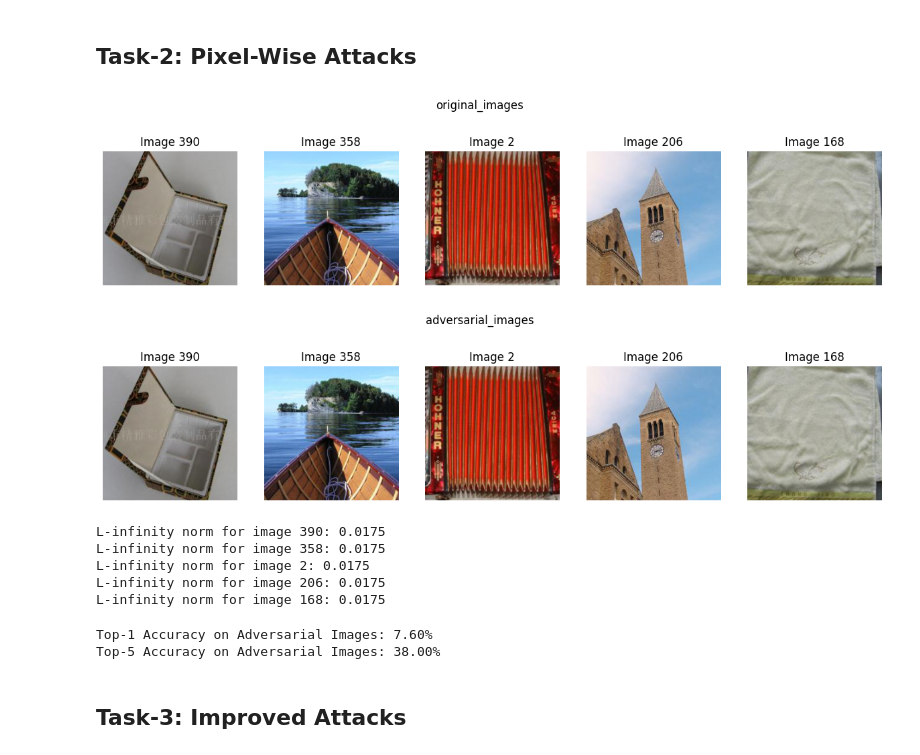
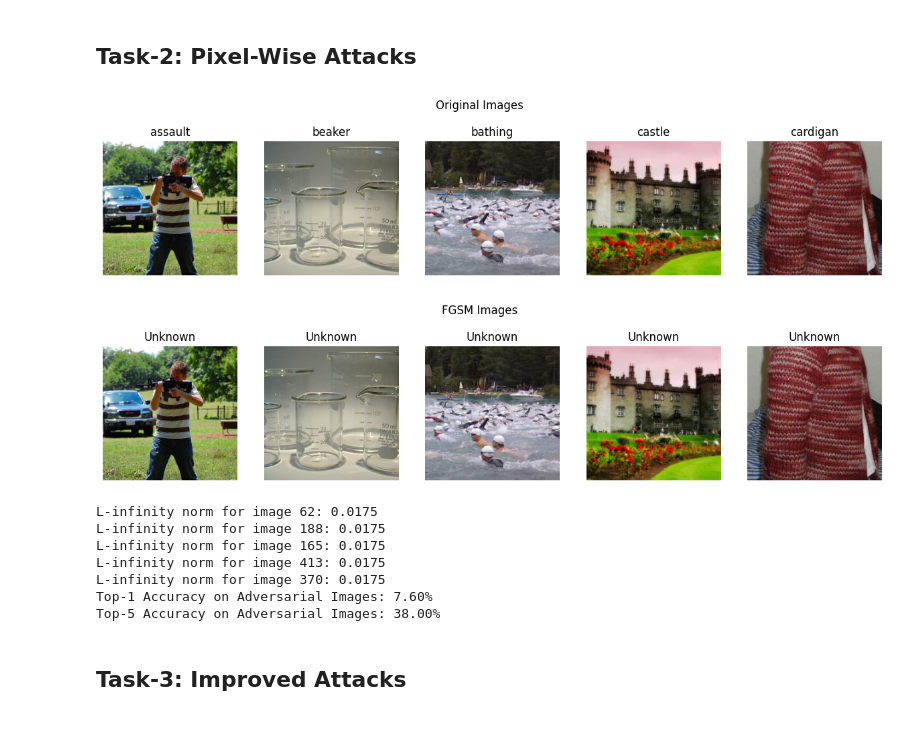
Before and after one commit to HarshaMupparaju/jail-breaking-deep-models, a Jupyter notebook: notebook.ipynb, the cells around one changed output. Drawn from its saved outputs; the diff is of its cells as text; code cells hidden in the pictures; blank space fills up the shorter version.

```diff
--- a/notebook.ipynb
+++ b/notebook.ipynb
@@ -105,7 +105,6 @@ for i in range(len(label_list)):
 def eval_model(model, dataloader, device):
     model.eval()
 
-    model.to(device)
     top1_correct = 0
     top5_correct = 0
 
@@ -140,0 +201,6 @@ Top-5 Accuracy on Oriignal Images: 94.00%
+# %%
+num_images = 5
+dataset_images_filepath = sorted_images(dataset_path, ".JPEG")
+random_indices = np.random.choice(len(dataset_images_filepath), num_images, replace=False)
+device = torch.device("cuda" if torch.cuda.is_available() else "cpu")
+pretrained_model = pretrained_model.to(device)
@@ -239,36 +270,28 @@ random_indices = np.random.choice(len(dataset_images_filepath), num_images, repl
 # %%
 # Visualize original images
-visualize_images(dataset_images_filepath,'original_images', random_indices)
+visualize_images(dataset_images_filepath,'Original Images', random_indices, pretrained_model, label_mapping)
 
 # Visualize adversarial images
-visualize_images(fsgm_images_filepath, 'adversarial_images', random_indices)
+visualize_images(fsgm_images_filepath, 'FGSM Images', random_indices, pretrained_model, label_mapping)
 
 
 # Check L-infinity norm for random images
-check_l_inf_norm(original_image_paths, adversarial_image_paths, random_indices)
+check_l_inf_norm(dataset_images_filepath, fsgm_images_filepath, random_indices)
+
+top1_accuracy_fgsm, top5_accuracy_fgsm = get_top1_top5_accuracy(pretrained_model, fgsm_image_path, plain_transforms, device)
+
+print(f"Top-1 Accuracy on Adversarial Images: {top1_accuracy_fgsm * 100:.2f}%")
+print(f"Top-5 Accuracy on Adversarial Images: {top5_accuracy_fgsm * 100:.2f}%")
 # %% [output]
-[figure, old version]
+[figure, new version]
-[figure, old version]
+[figure, new version]
-L-infinity norm for image 390: 0.0175
-L-infinity norm for image 358: 0.0175
-L-infinity norm for image 2: 0.0175
-L-infinity norm for image 206: 0.0175
-L-infinity norm for image 168: 0.0175
+L-infinity norm for image 62: 0.0175
+L-infinity norm for image 188: 0.0175
+L-infinity norm for image 165: 0.0175
+L-infinity norm for image 413: 0.0175
+L-infinity norm for image 370: 0.0175
+Top-1 Accuracy on Adversarial Images: 7.60%
+Top-5 Accuracy on Adversarial Images: 38.00%
-# %%
-def get_top1_top5_accuracy(model, image_path, transforms, device):
-    adversarial_image_dataset = ImageFolderWithPaths(root=image_path, transform=transforms)
-    update_labels(adversarial_image_dataset)
-    adversarial_dataloader = DataLoader(adversarial_image_dataset, batch_size=32, shuffle=False, num_workers=0)
-    top1_accuracy, top5_accuracy = eval_model(model, adversarial_dataloader, device)
-    return top1_accuracy, top5_accuracy
-
-top1_accuracy_fgsm, top5_accuracy_fgsm = get_top1_top5_accuracy(pretrained_model, fgsm_image_path, plain_transforms, device)
-
-print(f"Top-1 Accuracy on Adversarial Images: {top1_accuracy_fgsm * 100:.2f}%")
-print(f"Top-5 Accuracy on Adversarial Images: {top5_accuracy_fgsm * 100:.2f}%")
-# %% [output]
-Top-1 Accuracy on Adversarial Images: 7.60%
-Top-5 Accuracy on Adversarial Images: 38.00%
 # %% [markdown]
 ## Task-3: Improved Attacks
 # %%
```
Also changed, not shown: parts of 11 cells of this notebook.
